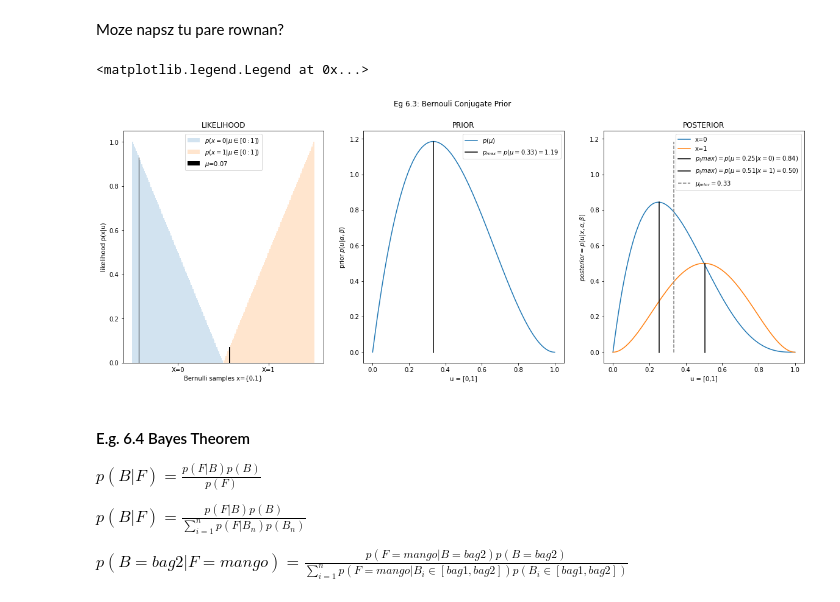
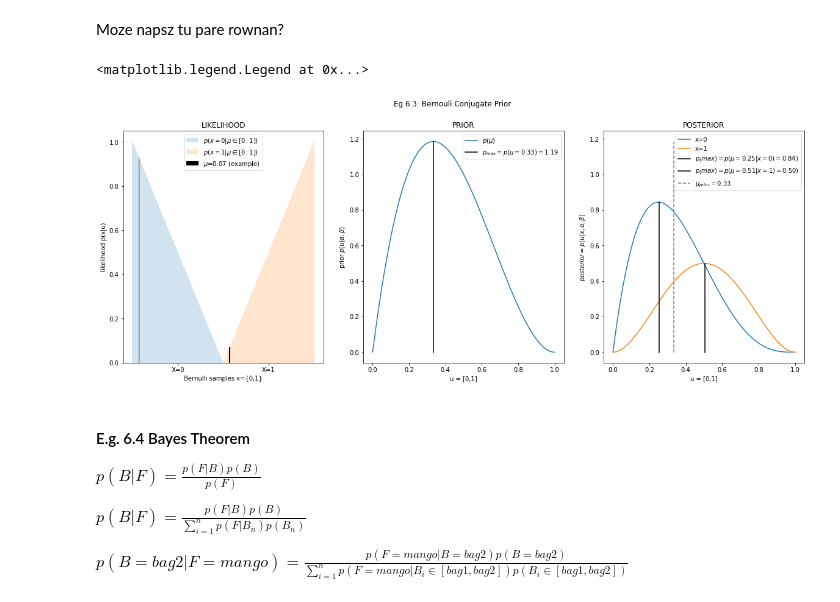
Before and after one commit to Przasa/MML-Companion, a Jupyter notebook: notes_chapter6.ipynb, the cells around one changed output. Saved outputs shown, nothing was run; the diff lists cells and outputs as text; code cells hidden in the pictures.

```diff
--- a/notes_chapter6.ipynb
+++ b/notes_chapter6.ipynb
@@ -434,41 +434,41 @@ x_0=np.linspace(0,1,nof_mi)
 x_1=np.linspace(1,2,nof_mi)
 ax[0].bar(x_0,likelihood[:,0],width=width,label='$p(x=0|\mu\in[0:1])$',alpha=0.2)
 ax[0].bar(x_1,likelihood[:,1],width=width,label='$p(x=1|\mu\in[0:1])$',alpha=0.2)
-ax[0].bar(x_0[random_selection],likelihood[:,0][random_selection],width=width,color='black',label='$\mu$=%1.2f'%mi_base[random_selection])
+ax[0].bar(x_0[random_selection],likelihood[:,0][random_selection],width=width,color='black',label='$\mu$=%1.2f'%mi_base[random_selection]+' (example)')
 ax[0].bar(x_1[random_selection],likelihood[:,1][random_selection],width=width,color='black')
 ax[0].set_title('LIKELIHOOD')
 ax[0].set_xticks([0.5,1.5],['X=0','X=1'])
 ax[0].set_xlabel('Bernulli samples x={0,1}')
 ax[0].set_ylabel('likelihood p(x|u)')
 ax[0].legend()
 
 # b) prior -> p(u) -> beta
 prior = np.array([beta_distr(mi,alpha,beta) for mi in mi_base])
 # plt.figure(1)
 ax[1].plot(mi_base,prior,label=r'$p(\mu)$')
 ax[1].plot([mi_base[np.argmax(prior)]]*2,[0,np.max(prior)],color='black',label='$p_{max}=p(\mu=%.2f'%mi_base[np.argmax(prior)]+')=%1.2f$'%np.max(prior))
 ax[1].set_title('PRIOR')
 ax[1].set_xlabel('u = [0,1]')
 ax[1].set_ylabel(r'prior $p(u|\alpha,\beta)$')
 ax[1].legend()
 
 # c) posterior -> p(u|x) = p(x|u) * p(u) -> beta
 posterior=likelihood*prior.reshape(-1,1)
 label_x0 = r'$p_(max)=p(\mu={0:.2f}|x={1})={2:.2f})$'.format(mi_base[np.argmax(posterior[:,0])],x[0],np.max(posterior[:,0]))
 label_x1 = r'$p_(max)=p(\mu={0:.2f}|x={1})={2:.2f})$'.format(mi_base[np.argmax(posterior[:,1])],x[1],np.max(posterior[:,1]))
 # plt.figure(2)
 ax[2].plot(mi_base,posterior[:,0],label='x=0')
 ax[2].plot(mi_base,posterior[:,1],label='x=1')
 ax[2].plot([mi_base[np.argmax(posterior[:,0])]]*2,[0,np.max(posterior[:,0])],label=label_x0,color='black')
 ax[2].plot([mi_base[np.argmax(posterior[:,1])]]*2,[0,np.max(posterior[:,1])],label=label_x1,color='black')
 ax[2].plot([mi_base[np.argmax(prior)]]*2,[0,np.max(prior)],label=r'$\mu_{prior}=%.2f$'%mi_base[np.argmax(prior)],color='grey',linestyle='--')
 ax[2].set_title('POSTERIOR')
 ax[2].set_xlabel('u = [0,1]')
 ax[2].set_ylabel(r'$posterior = p(u|x,\alpha,\beta)$')
 ax[2].legend()
 # %% [output]
 <matplotlib.legend.Legend at 0x...>
-[figure, old version]
+[figure, new version]
 # %% [markdown]
 #### E.g. 6.4 Bayes Theorem
 
```
